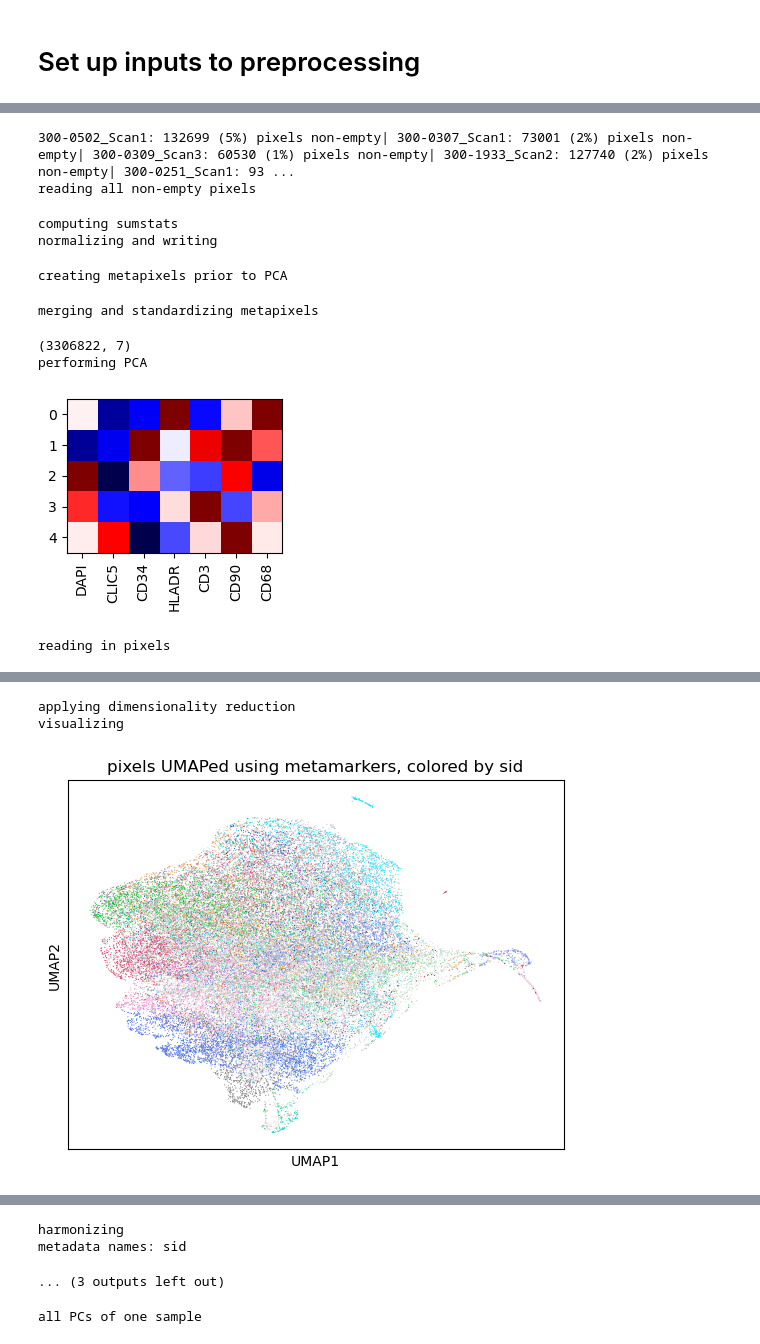
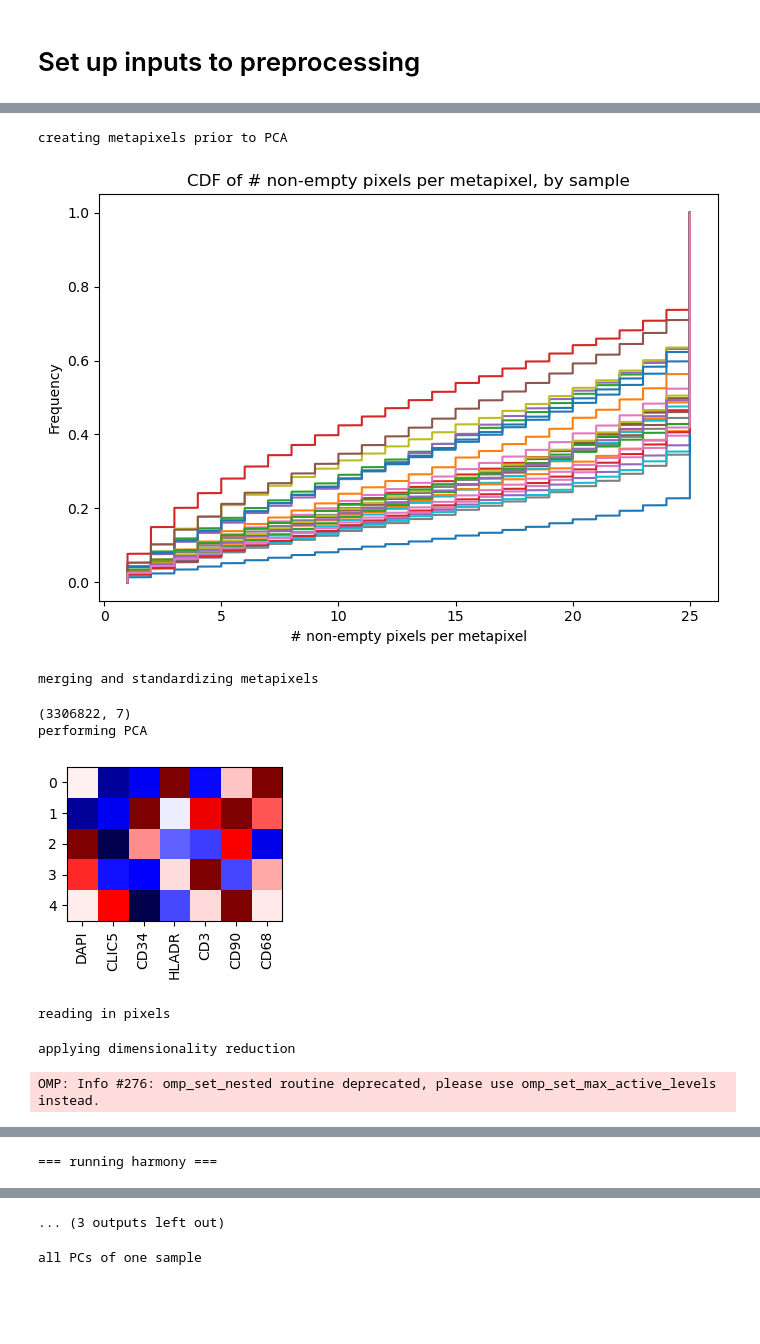
Before and after one commit to yakirr/vimapaper, a Jupyter notebook: RA/RA.1.preprocess.ipynb, the cells around one changed output, grey strips where cells are left out. Drawn from its saved outputs; the diff is of its cells as text; code cells hidden in the pictures; blank space fills up the shorter version.

```diff
--- a/RA/RA.1.preprocess.ipynb
+++ b/RA/RA.1.preprocess.ipynb
@@ -63,18 +64,17 @@ for sid in vima.pp.pb(sids):
 # %%
 # perform qc and convert markers to meta-markers
-allpixels_pca = vima.pp.preprocess(outdir, repname, get_foreground, get_sumstats, normalize, nmetamarkers=nmetamarkers)
+allpixels_pca = vima.pp.pca_pixels(outdir, repname, nmetamarkers=nmetamarkers)
 
 # harmonize the meta-markers and write the results
 harmpixels = vima.pp.harmonize(allpixels_pca, '/Users/yakir/miniconda3/envs/Renv/bin/Rscript')
 vima.pp.write_harmonized(outdir, repname, harmpixels)
 # %% [output]
-300-0502_Scan1: 132699 (5%) pixels non-empty| 300-0307_Scan1: 73001 (2%) pixels non-empty| 300-0309_Scan3: 60530 (1%) pixels non-empty| 300-1933_Scan2: 127740 (2%) pixels non-empty| 300-0251_Scan1: 93 ...
-reading all non-empty pixels
+creating metapixels prior to PCA
+[figure, new version]
-computing sumstats
-normalizing and writing
+merging and standardizing metapixels
-creating metapixels prior to PCA
+(3306822, 7)
+performing PCA
+[figure, new version]
-merging and standardizing metapixels
+reading in pixels
-(3306822, 7)
-performing PCA
+applying dimensionality reduction
-[figure, old version]
-reading in pixels
+OMP: Info #276: omp_set_nested routine deprecated, please use omp_set_max_active_levels instead.
@@ -81,3 +82 @@ reading in pixels
-applying dimensionality reduction
-visualizing
+=== running harmony ===
-[figure, old version]
@@ -96,6 +99,4 @@ Transposing data matrix
-harmonizing
-metadata names: sid
+... (3 outputs left out)
-... (3 outputs left out)
 # %%
 # visual sanity checks
 vima.pp.sanity_checks(outdir, repname)
```
Also changed, not shown: parts of 8 cells of this notebook, 2 other files.
